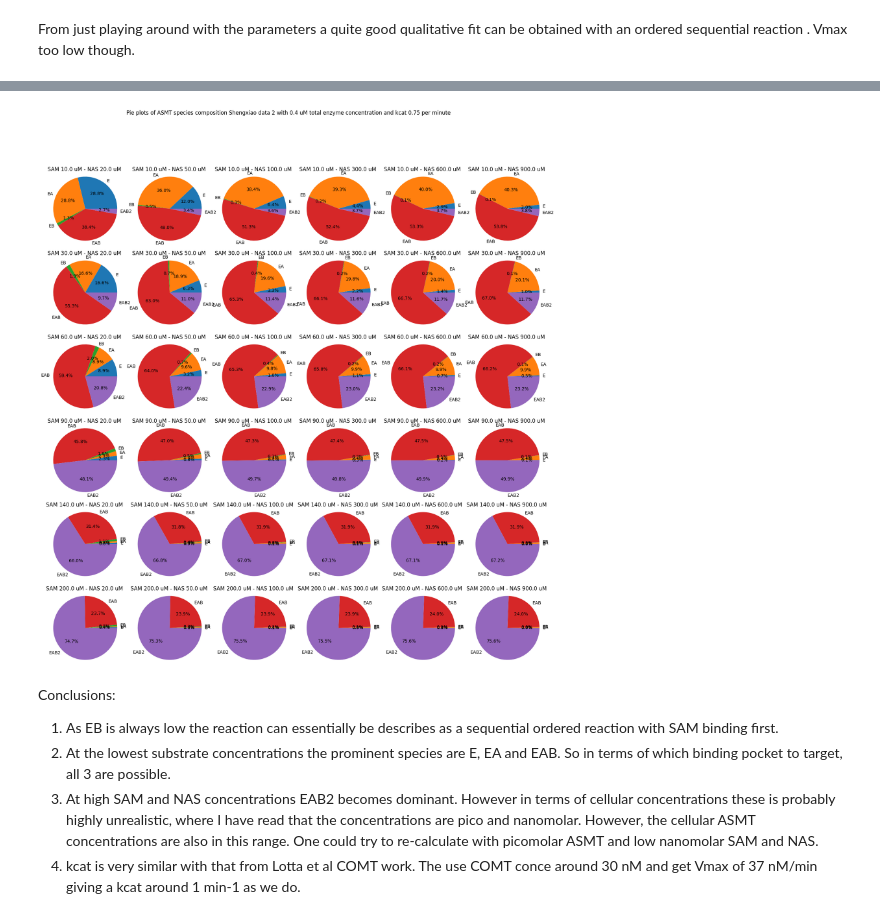
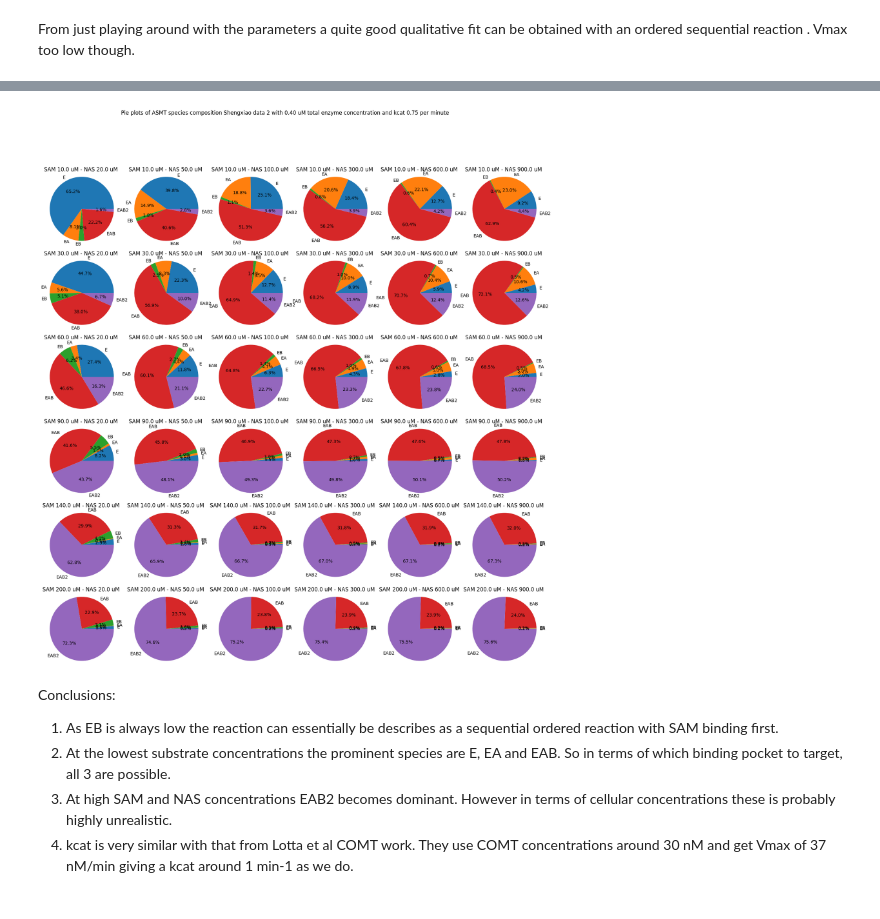
Before and after one commit to Qflow777/BiBi_enzyme_kinetics, a Jupyter notebook: ASMT_kinetics_shengxiao_data.ipynb, the cells around one changed output, grey strips where cells are left out. Cells and saved outputs as stored; diff of their text form; code cells hidden in the pictures.

```diff
--- a/ASMT_kinetics_shengxiao_data.ipynb
+++ b/ASMT_kinetics_shengxiao_data.ipynb
@@ -715,6 +715,11 @@ popt, pcov = curve_fit(BiBi_random_AB_inhibition_4, xdata, zdata, maxfev = 30000
 variance = [pcov[0][0], pcov[1][1], pcov[2][2], pcov[3][3]]
 #variance = [pcov[0][0], pcov[1][1], pcov[2][2]]
 np.set_printoptions(precision=4)
+
+Vmax = 0.3
+E_t = 0.4 # uM
+kcat = Vmax/E_t
+
 print('Model parameters: ', popt)
 print('ESD             : ', np.sqrt(variance))
 K_AB =  popt[1]
@@ -722,7 +727,7 @@ K_BA =  popt[2]
 Ks_A = popt[0]/K_AB
 K_AB2 = popt[3]
 Ks_B = K_AB/K_BA * Ks_A
-print('K_AB: ', K_AB, ' K_BA: ', K_BA, ' Ks_A: ', Ks_A, ' Ks_B: ', Ks_B, ' K_AB2: ', K_AB2)
+print('kcat: ', kcat, 'K_AB: ', K_AB, ' K_BA: ', K_BA, ' Ks_A: ', Ks_A, ' Ks_B: ', Ks_B, ' K_AB2: ', K_AB2)
 print('Overfit estimate: ', np.linalg.cond(pcov))
 
 # Plot velocities from curve_fit determined parameters allejos-Baccelliere model A
@@ -731,19 +736,7 @@ print('Overfit estimate: ', np.linalg.cond(pcov))
 fig = plt.figure()
 ax = plt.axes(projection='3d')
 
-#X,Y = np.meshgrid(x_SAM, x_NAS)
-
-Vmax = 0.3
-Ks_A = 10
-K_AB = 15
-K_BA = 20
-Ki_B2 = 2
-Ki_A2 = 50
-
-
-#Z = np.reshape(BiBi_random_AB_inhibition(xdata,  Vmax, Ks_A,K_AB, K_BA, Ki_A2, Ki_B2), (6,6))
 Z = np.reshape(BiBi_random_AB_inhibition_4(xdata,  *popt), (6,6))
-
 
 # Plot the surface plot
 ax.plot_surface(X, Y, Z, cmap=plt.cm.cividis)
@@ -771,9 +764,6 @@ Calculation of Species concentrations:
 ![picture](https://drive.google.com/uc?id=1rGUTrnvb5bT-hAjmUwt0TeUvBFdzDBRs)
 # %%
 # Calculate species concentrations at initial rate equilibrium conditions
-
-E_t = 0.4 # uM
-k_cat = Vmax/E_t
 
 A = c_SAM
 B = c_NAS[:, np.newaxis] # B now 2D
@@ -792,38 +782,38 @@ EAB2 = a4 * E
 
 # Number of rows and columns for the subplot grid
 rows = E.shape[0]
 cols = 6
 
 # Create a figure and subplots
 fig, axes = plt.subplots(rows, cols, figsize=(20, 20))  # Adjust figure size as needed
-fig.suptitle('Pie plots of ASMT species composition Shengxiao data 2 with 0.4 uM total enzyme concentration and kcat {:.2f} per minute'.format(k_cat))
+fig.suptitle('Pie plots of ASMT species composition Shengxiao data 2 with {:.2f} uM total enzyme concentration and kcat {:.2f} per minute'.format(E_t, kcat))
 
 # Loop through each row and create a pie chart in a subplot
 for row_index in range(rows):
   for col_index in range(cols):
     # Extract elements from the corresponding array
     elements = [E[row_index, col_index], EA[row_index, col_index], EB[row_index, col_index], EAB[row_index, col_index], EAB2[row_index, col_index]]
 
     # Create labels
     labels = ["E", "EA", "EB", "EAB", "EAB2"]
 
     # Create the pie chart in the current subplot
     axes[row_index, col_index].pie(elements, labels=labels, autopct="%1.1f%%")
     axes[row_index, col_index].set_title("SAM {} uM - NAS {} uM ".format(A.item(row_index), B.item(col_index)))
 
     # Remove ticks and labels for cleaner subplots
     axes[row_index, col_index].axis('equal')  # Equal aspect ratio for circle
     axes[row_index, col_index].set_xticks([])
     axes[row_index, col_index].set_yticks([])
 
 # Adjust spacing and show the plot
 #fig.tight_layout()
 plt.show()
 # %% [output]
-[figure, old version]
+[figure, new version]
 # %% [markdown]
 Conclusions:
 1. As EB is always low the reaction can essentially be describes as a sequential ordered reaction with SAM binding first.
 2. At the lowest substrate concentrations the prominent species are E, EA and EAB. So in terms of which binding pocket to target, all 3 are possible.
-3. At high SAM and NAS concentrations EAB2 becomes dominant. However in terms of cellular concentrations these is probably highly unrealistic, where I have read that the concentrations are pico and nanomolar. However, the cellular ASMT concentrations are also in this range. One could try to re-calculate with picomolar ASMT and low nanomolar SAM and NAS.
-4. kcat is very similar with that from Lotta et al COMT work. The use COMT conce around 30 nM and get Vmax of 37 nM/min giving a kcat around 1 min-1 as we do.
+3. At high SAM and NAS concentrations EAB2 becomes dominant. However in terms of cellular concentrations these is probably highly unrealistic.
+4. kcat is very similar with that from Lotta et al COMT work. They use COMT concentrations around 30 nM and get Vmax of 37 nM/min giving a kcat around 1 min-1 as we do.
```
Also changed, not shown: parts of 6 cells of this notebook.
